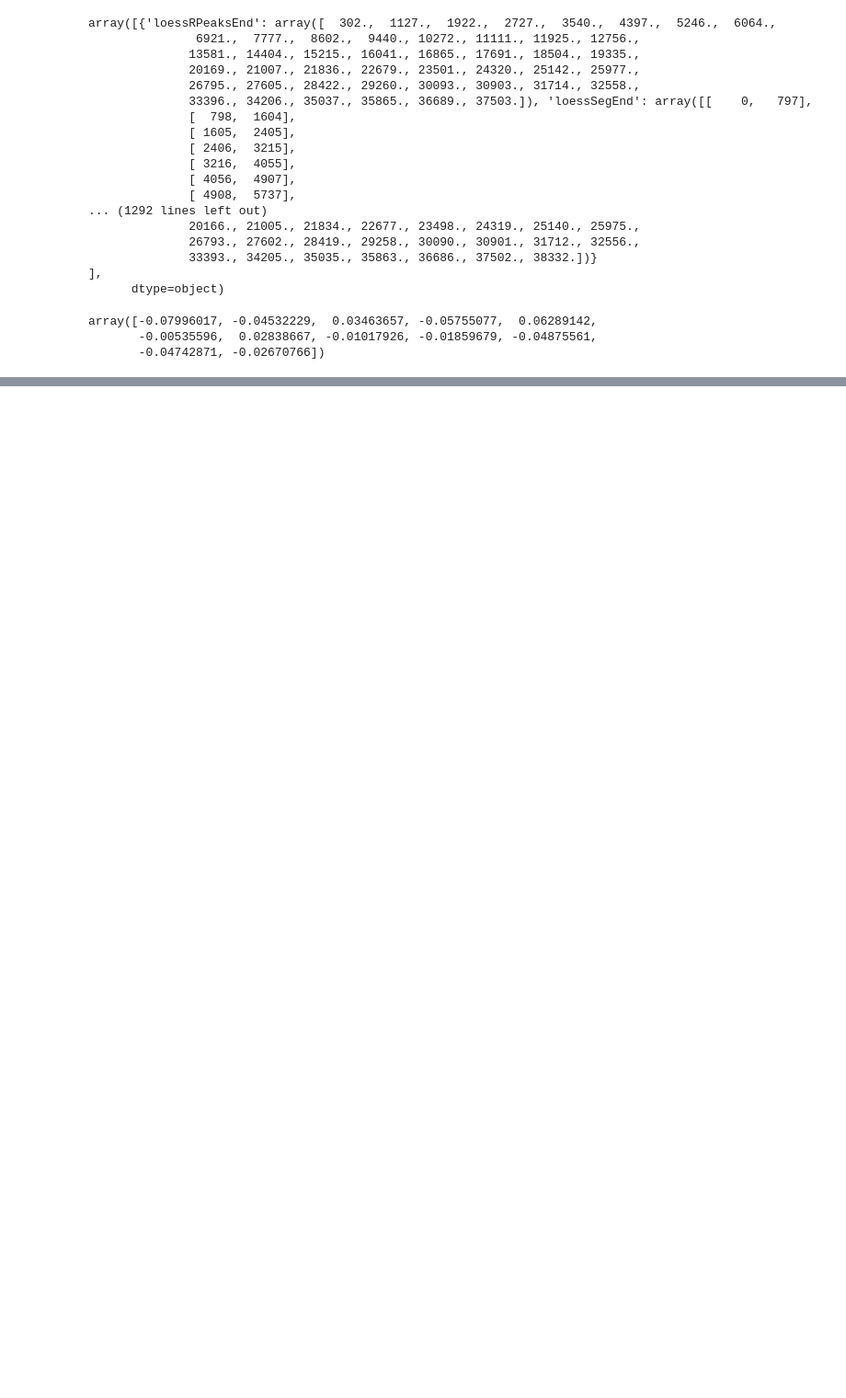
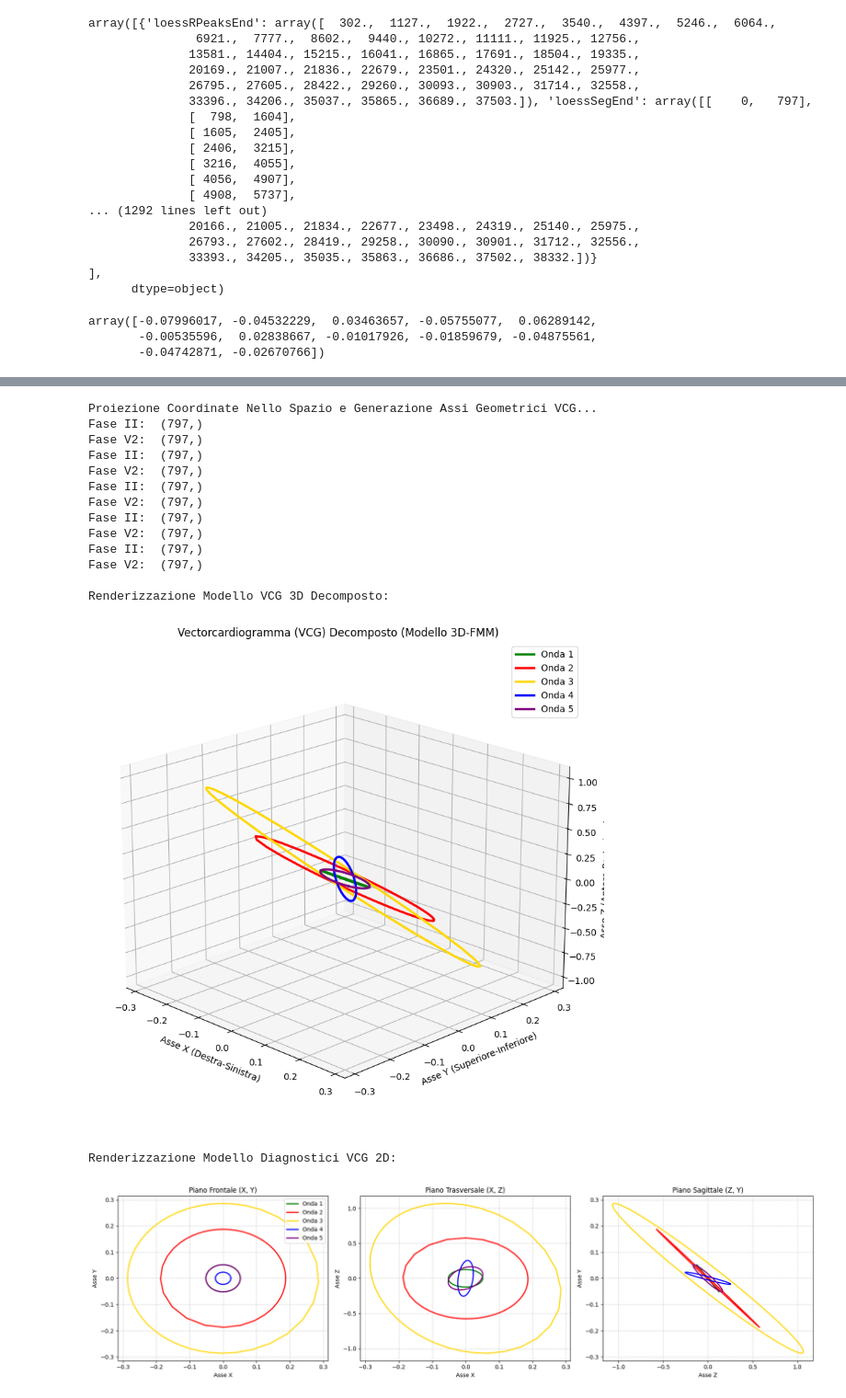
Before and after one commit to EmanueleGiavardi/3DFMMecg, a Jupyter notebook: src/pipeline.ipynb, the cells around one changed output, grey strips where cells are left out. Shown at 92% size. Drawn from its saved outputs; the diff is of its cells as text; code cells hidden in the pictures; blank space fills up the shorter version.

```diff
--- a/src/pipeline.ipynb
+++ b/src/pipeline.ipynb
@@ -96,0 +108,40 @@ fitted_waves [[[0. 0. 0. 0. 0.]
+# %%
+# VCG
+
+# derivazioni considerate: [I, II, V1, V2, V3, V4, V5, V6]
+params_lead_II = params_per_lead[1]
+params_lead_V2 = params_per_lead[3]
+time_points = FMMOptimizer.generate_time_points(n_obs)
+
+print("Proiezione Coordinate Nello Spazio e Generazione Assi Geometrici VCG...")
+# Estrae matrice dizionario separata per onde
+vcg_calculator = VCGCalculator(params_lead_II, params_lead_V2, time_points)
+vcg_waves_data = vcg_calculator.calculate_axes()
+
+# ======== 4. PLOT ========
+# Figura Tridimensionale Pura Interattiva
+print("")
+print("Renderizzazione Modello VCG 3D Decomposto:")
+vcg_visualizer = VCGVisualizer(vcg_waves_data)
+fig_3d = vcg_visualizer.plot_3d()
+
+# Figure Didattiche separate per piani medici (Frontale / Sagittale / Trasversale)
+print("Renderizzazione Modello Diagnostici VCG 2D:")
+fig_2d = vcg_visualizer.plot_2d_planes()
+# %% [output]
+Proiezione Coordinate Nello Spazio e Generazione Assi Geometrici VCG...
+Fase II:  (797,)
+Fase V2:  (797,)
+Fase II:  (797,)
+Fase V2:  (797,)
+Fase II:  (797,)
+Fase V2:  (797,)
+Fase II:  (797,)
+Fase V2:  (797,)
+Fase II:  (797,)
+Fase V2:  (797,)
+
+Renderizzazione Modello VCG 3D Decomposto:
+[figure, added]
+Renderizzazione Modello Diagnostici VCG 2D:
+[figure, added]
```
Also changed, not shown: parts of 3 cells of this notebook, 5 other files.
